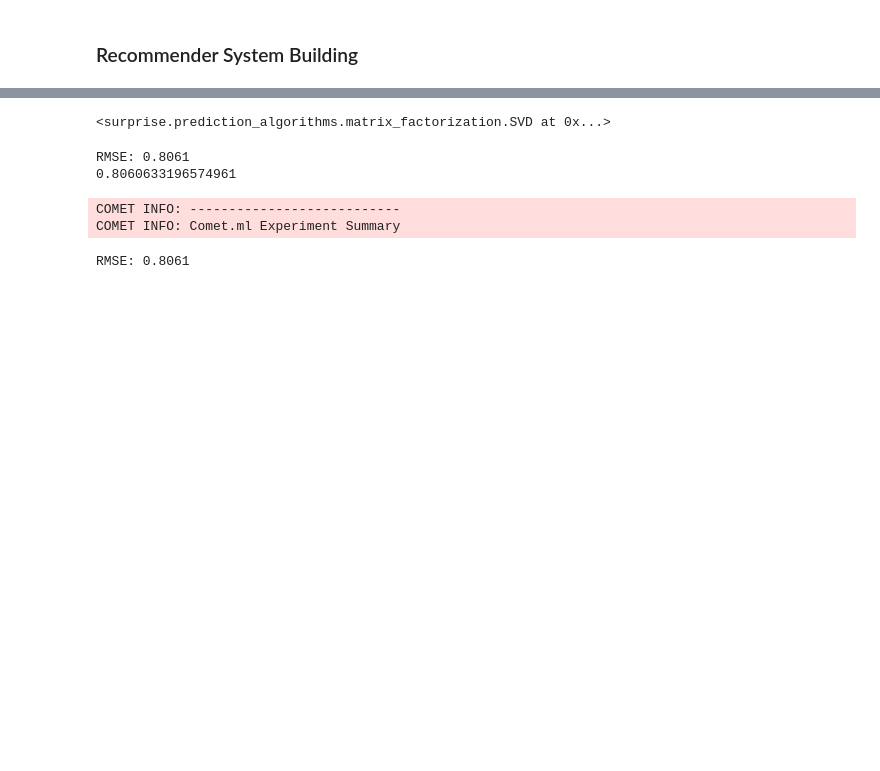
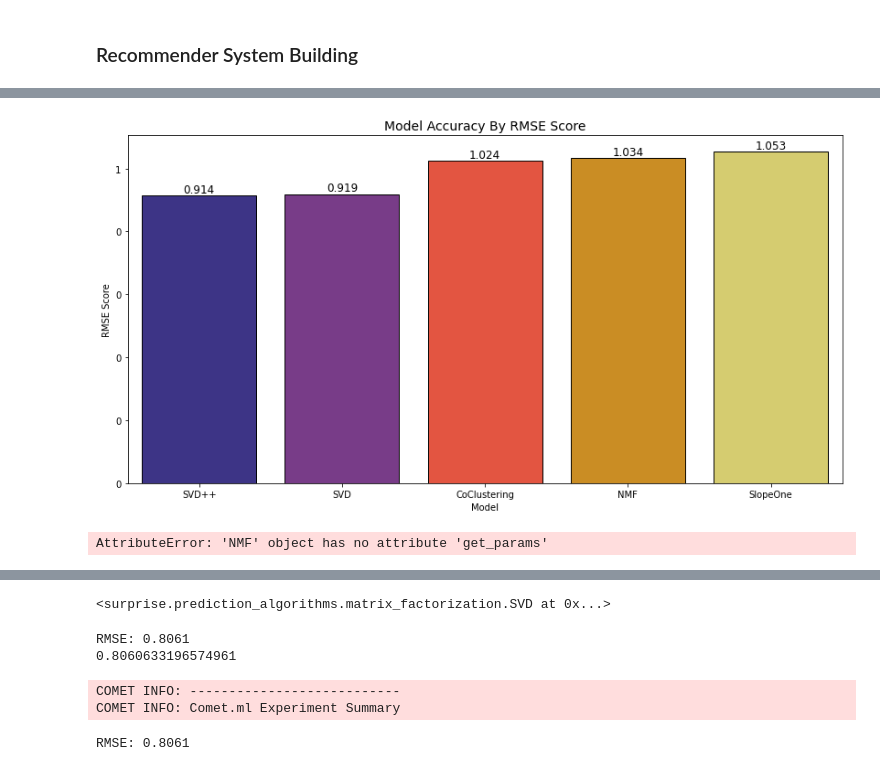
Before and after one commit to mainamwangi49/EXPLORE-TEAM-ZF1-unsupervised-predict, a Jupyter notebook: starter_notebook.ipynb, the cells around one changed output, grey strips where cells are left out. Saved outputs shown, nothing was run; the diff lists cells and outputs as text; code cells hidden in the pictures; blank space fills up the shorter version.

```diff
--- a/starter_notebook.ipynb
+++ b/starter_notebook.ipynb
@@ -848,0 +887,5 @@ df_train.shape
+# %%
+slo_model = SlopeOne()
+slo_model.fit(trainset)
+slo_predictions = slo_model.test(testset)
+slo_rmse=accuracy.rmse(slo_predictions)
@@ -848,0 +898,5 @@ df_train.shape
+# %%
+cc_model = CoClustering(random_state=42)
+cc_model.fit(trainset)
+cc_predictions = cc_model.test(testset)
+cc_rmse=accuracy.rmse(cc_predictions)
@@ -848,0 +909,5 @@ df_train.shape
+# %%
+svd_model = SVD(random_state=42)
+svd_model.fit(trainset)
+svd_predictions = svd_model.test(testset)
+svd_rmse = accuracy.rmse(svd_predictions)
@@ -848,0 +920,5 @@ df_train.shape
+# %%
+svdpp_model = SVDpp(random_state=42)
+svdpp_model.fit(trainset)
+svdpp_predictions = svdpp_model.test(testset)
+svdpp_rmse = accuracy.rmse(svdpp_predictions)
@@ -848,0 +931,46 @@ df_train.shape
+# %%
+# Plot of RMSE scores
+rmse_scores =[nmf_rmse,slo_rmse,cc_rmse,svd_rmse,svdpp_rmse]
+models =['NMF','SlopeOne','CoClustering','SVD','SVD++']
+accuracy_data = pd.DataFrame({'model':models,'RMSE':rmse_scores})
+accuracy_data.sort_values(by='RMSE')
+fig, ax = plt.subplots(figsize=(14,7))
+sns.barplot(data=accuracy_data.sort_values(by='RMSE'), x='model', y='RMSE', palette="CMRmap", edgecolor="black", ax=ax)
+ax.set_xlabel("Model")
+ax.set_ylabel('RMSE Score')
+ax.set_yticklabels(['{:,}'.format(int(x)) for x in ax.get_yticks().tolist()])
+for p in ax.patches:
+    ax.text(p.get_x() + p.get_width()/2, p.get_y() + p.get_height(), round(p.get_height(),3),
+            fontsize=12, ha="center", va='bottom')
+plt.title('Model Accuracy By RMSE Score', fontsize=14)
+plt.show()
+# %% [output]
+[figure, added]
+# %%
+# Log parameters of all models
+params ={'nmf_model type': 'Non-Negative Matrix Factorization',
+          'NMF_Params': str(nmf_model.get_params()),
+
+
+         'slo_model type': 'SlopeOne',
+          'SLO_Params': str(slo_model.get_params()),
+
+         'cc_model type': 'CoClustering',
+          'CC_Params': str(rcc_model.get_params()),
+
+         'svd_model type': 'Singular Value Decomposition',
+          'SVD_Params': str(svd_model.get_params()),
+
+
+         'svdpp_model type': 'Singular Value Decomposition plus-plus',
+          'SVDPP_Params': str(svdpp_model.get_params()),
+
+
+          'stratify':True
+ }
+experiment.log_parameters(params)
+# close the experiment
+experiment.end()
+experiment.display()
+# %% [output]
+AttributeError: 'NMF' object has no attribute 'get_params'
```
Also changed, not shown: parts of 50 cells of this notebook.
